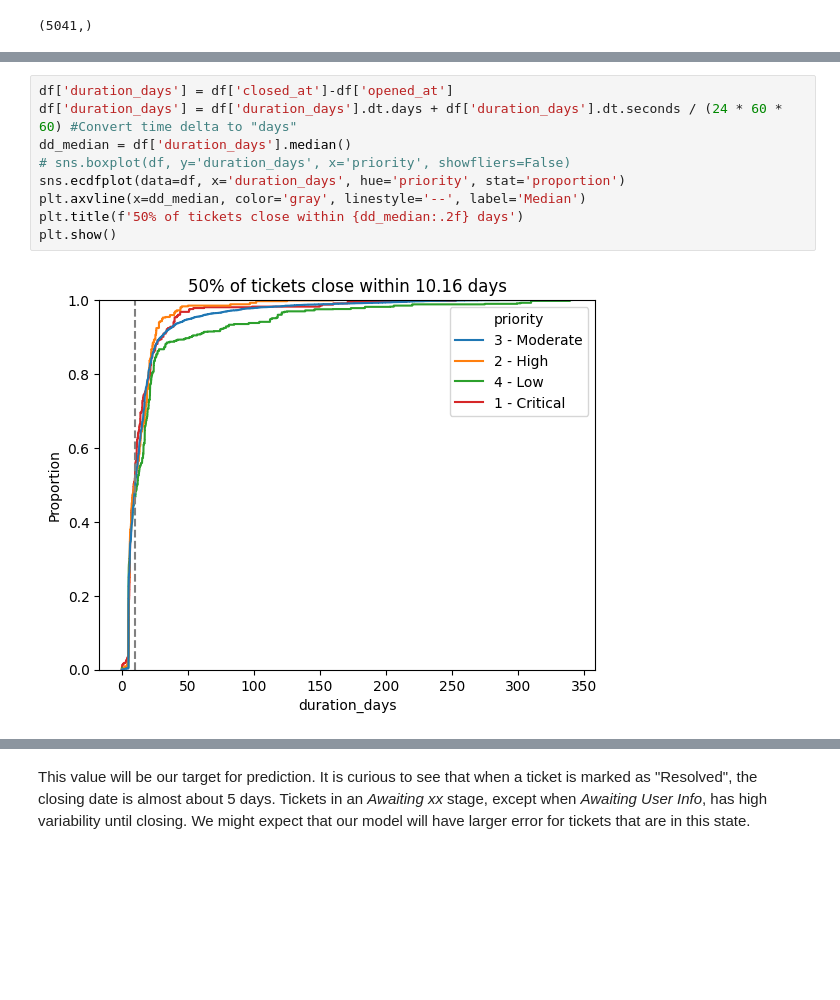
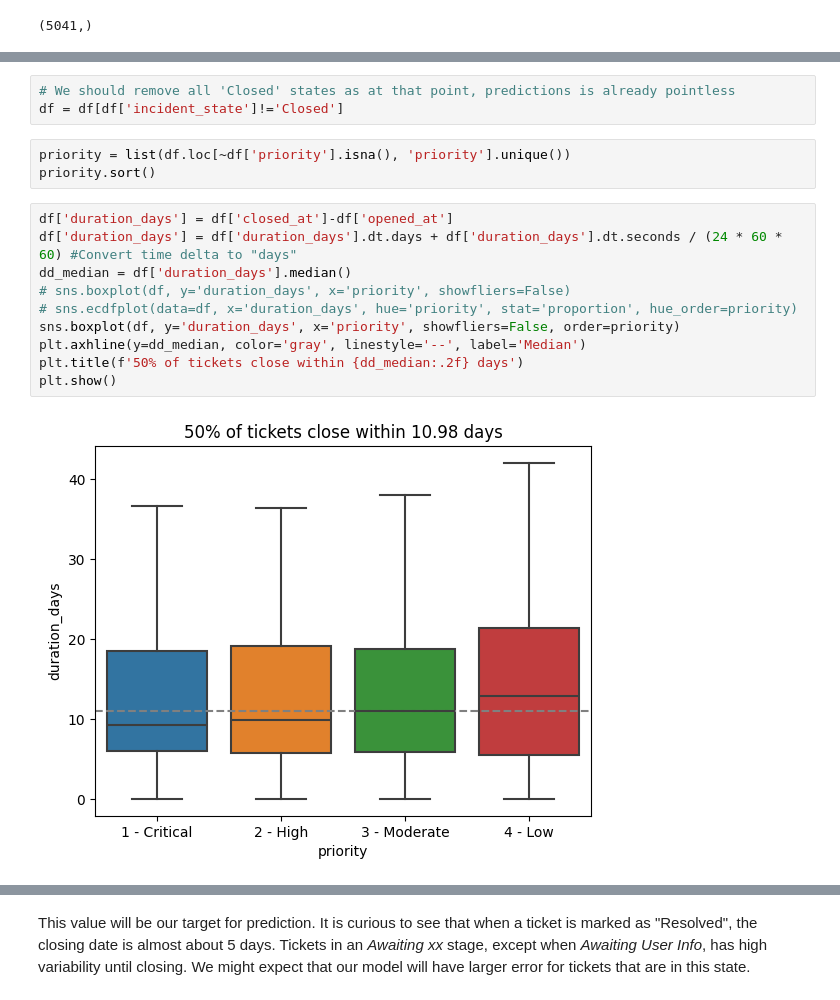
Before and after one commit to khizon/data_analysis, a Jupyter notebook: IT_support/src/exploration.ipynb, the cells around one changed output, grey strips where cells are left out. Drawn from its saved outputs; the diff is of its cells as text; blank space fills up the shorter version.

```diff
--- a/IT_support/src/exploration.ipynb
+++ b/IT_support/src/exploration.ipynb
@@ -97,14 +119,21 @@ df.loc[df['sys_mod_count']>numbers, 'number'].unique().shape
+# %%
+# We should remove all 'Closed' states as at that point, predictions is already pointless
+df = df[df['incident_state']!='Closed']
+# %%
+priority = list(df.loc[~df['priority'].isna(), 'priority'].unique())
+priority.sort()
 # %%
 df['duration_days'] = df['closed_at']-df['opened_at']
 df['duration_days'] = df['duration_days'].dt.days + df['duration_days'].dt.seconds / (24 * 60 * 60) #Convert time delta to "days"
 dd_median = df['duration_days'].median()
 # sns.boxplot(df, y='duration_days', x='priority', showfliers=False)
-sns.ecdfplot(data=df, x='duration_days', hue='priority', stat='proportion')
-plt.axvline(x=dd_median, color='gray', linestyle='--', label='Median')
+# sns.ecdfplot(data=df, x='duration_days', hue='priority', stat='proportion', hue_order=priority)
+sns.boxplot(df, y='duration_days', x='priority', showfliers=False, order=priority)
+plt.axhline(y=dd_median, color='gray', linestyle='--', label='Median')
 plt.title(f'50% of tickets close within {dd_median:.2f} days')
 plt.show()
 # %% [output]
-[figure, old version]
+[figure, new version]
 # %%
 # Sort the DataFrame by 'number' and 'sys_updated_at'
 df.sort_values(['number', 'sys_updated_at'], inplace=True)
```
Also changed, not shown: parts of 26 cells of this notebook, 1 other file.
